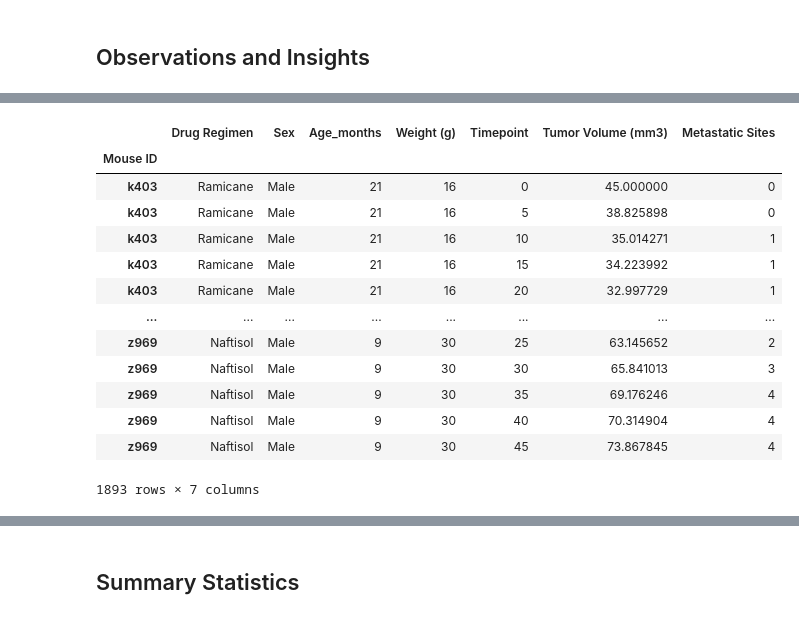
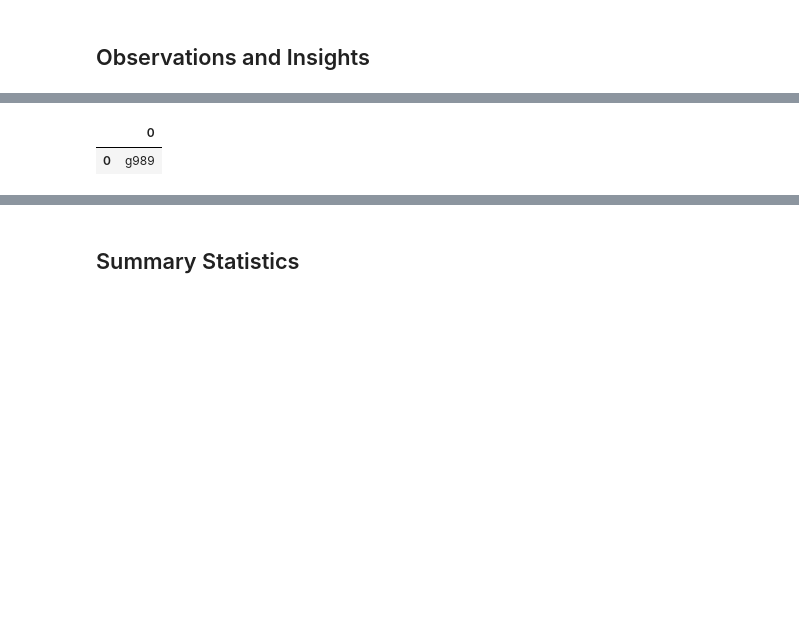
Before and after one commit to arvinseeva/matplotlib-challenge, a Jupyter notebook: pymaceuticals_starter.ipynb, the cells around one changed output, grey strips where cells are left out. Drawn from its saved outputs; the diff is of its cells as text; code cells hidden in the pictures; blank space fills up the shorter version.

```diff
--- a/pymaceuticals_starter.ipynb
+++ b/pymaceuticals_starter.ipynb
@@ -38,0 +25,9 @@ all_data.head()
+# %%
+# Combine the data into a single dataset
+
+merged_data = pd.merge(mouse_metadata, study_results, on="Mouse ID", how="outer")
+all_data = merged_data
+
+# Display the data table for preview
+
+all_data.head()
@@ -60,5 +65,3 @@ memory usage: 118.3+ KB
 # %%
 # Getting the duplicate mice by ID number that shows up for Mouse ID and Timepoint.
-grouped_mouse = all_data.groupby(["Mouse ID", "Timepoint"])
-
-grouped_mouse.head()
+duplicate_mice = all_data.loc[all_data.duplicated(subset=['Mouse ID', 'Timepoint',]),'Mouse ID'].unique()
@@ -80,21 +68,9 @@ grouped_mouse.head()
 # %%
 # Optional: Get all the data for the duplicate mouse ID.
-
-grouped_mouse.head(1893)
+all_duplicated_mouse=pd.DataFrame(duplicate_mice)
+all_duplicated_mouse
 # %% [output]
-|  | Drug Regimen | Sex | Age_months | Weight (g) | Timepoint | Tumor Volume (mm3) | Metastatic Sites |
-| Mouse ID |  |  |  |  |  |  |  |
-| k403 | Ramicane | Male | 21 | 16 | 0 | 45.000000 | 0 |
-| k403 | Ramicane | Male | 21 | 16 | 5 | 38.825898 | 0 |
-| k403 | Ramicane | Male | 21 | 16 | 10 | 35.014271 | 1 |
-| k403 | Ramicane | Male | 21 | 16 | 15 | 34.223992 | 1 |
-| k403 | Ramicane | Male | 21 | 16 | 20 | 32.997729 | 1 |
-| ... | ... | ... | ... | ... | ... | ... | ... |
-| z969 | Naftisol | Male | 9 | 30 | 25 | 63.145652 | 2 |
-| z969 | Naftisol | Male | 9 | 30 | 30 | 65.841013 | 3 |
-| z969 | Naftisol | Male | 9 | 30 | 35 | 69.176246 | 4 |
-| z969 | Naftisol | Male | 9 | 30 | 40 | 70.314904 | 4 |
-| z969 | Naftisol | Male | 9 | 30 | 45 | 73.867845 | 4 |
+|  | 0 |
+| 0 | g989 |
-1893 rows × 7 columns
 # %%
 # Create a clean DataFrame by dropping the duplicate mouse by its ID.
```
Also changed, not shown: parts of 18 cells of this notebook.
